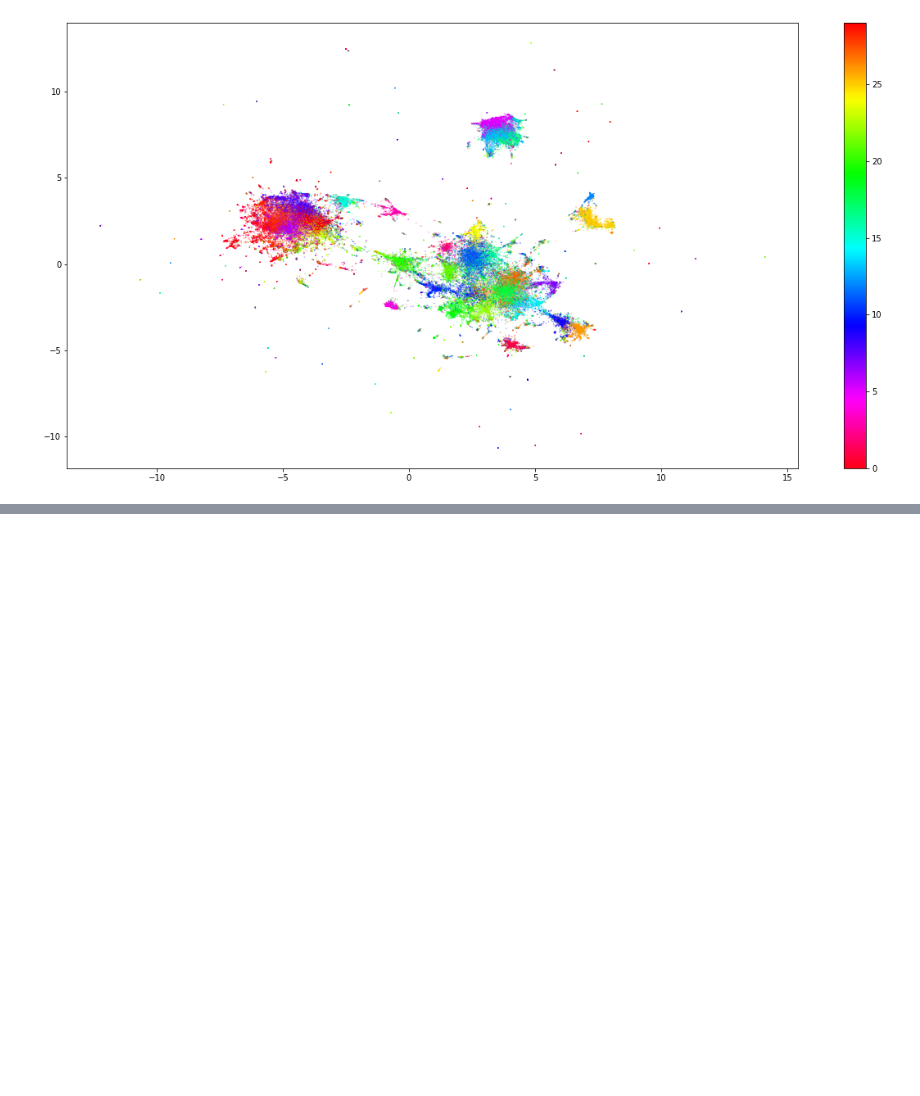
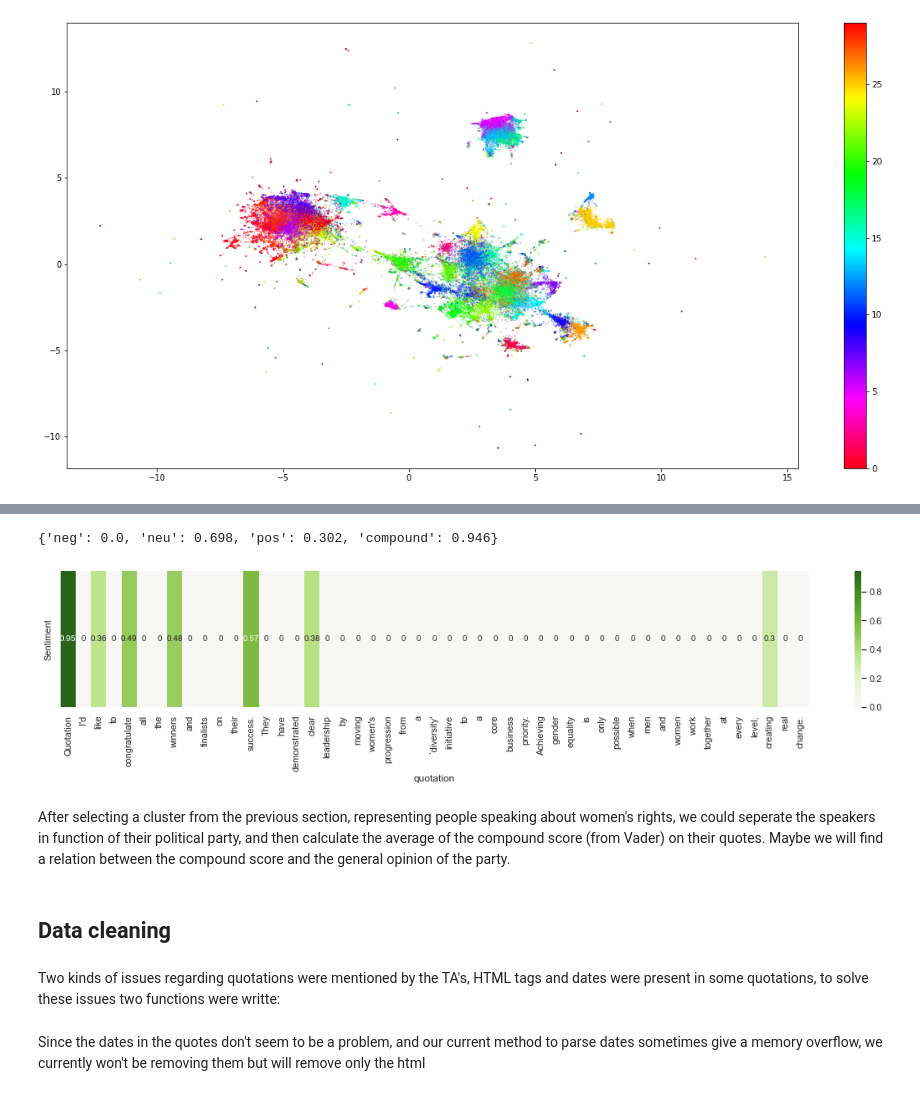
Before and after one commit to galannp/milestone_2, a Jupyter notebook: Milestone_2_main_notebook.ipynb, the cells around one changed output, grey strips where cells are left out. Drawn from its saved outputs; the diff is of its cells as text; code cells hidden in the pictures; blank space fills up the shorter version.

Commit message:
Added sentiment analysis, Data cleaning to main notebook, annoted the .py scripts

```diff
--- a/Milestone_2_main_notebook.ipynb
+++ b/Milestone_2_main_notebook.ipynb
@@ -662,0 +691,6 @@ plt.colorbar()
+# %%
+import nltk
+nltk.download('vader_lexicon')
+from nltk.sentiment.vader import SentimentIntensityAnalyzer
+sid = SentimentIntensityAnalyzer()
+import seaborn as sns
@@ -662,0 +701,29 @@ plt.colorbar()
+# %%
+def sentiment_plot(scores):
+    '''
+    This function plots the polarity score for every word in a quote
+    inputs : dict containing the polarity score for the whole sentence,
+    and the one for every word of the sentence
+    outputs : the plot
+    '''
+    sns.set(rc={'figure.figsize':(20,3)})
+    sns.heatmap(pd.DataFrame(scores).set_index("quotation").T,center=0, annot=True, cmap = "PiYG",annot_kws={"size": 10})
+# %%
+quotation = df['quotation'].loc[1]
+# %%
+sid.polarity_scores(quotation)
+# %% [output]
+{'neg': 0.0, 'neu': 0.698, 'pos': 0.302, 'compound': 0.946}
+# %%
+sentiment_plot({
+    "quotation":["Quotation"] + quotation.split(),
+    "Sentiment":[sid.polarity_scores(quotation)["compound"]] + [sid.polarity_scores(word)["compound"] for word in quotation.split()]
+})
+# %% [output]
+[figure, added]
+# %% [markdown]
+After selecting a cluster from the previous section, representing people speaking about women's rights, we could seperate the speakers in function of their political party, and then calculate the average of the compound score (from Vader) on their quotes. Maybe we will find a relation between the compound score and the general opinion of the party.
+# %% [markdown]
+## Data cleaning
+# %% [markdown]
+Two kinds of issues regarding quotations were mentioned by the TA's, HTML tags and dates were present in some quotations, to solve these issues two functions were writte:
@@ -662,0 +741,2 @@ plt.colorbar()
+# %% [markdown]
+Since the dates in the quotes don't seem to be a problem, and our current method to parse dates sometimes give a memory overflow, we currently won't be removing them but will remove only the html
```
Also changed, not shown: parts of 14 cells of this notebook, 1 other file.
